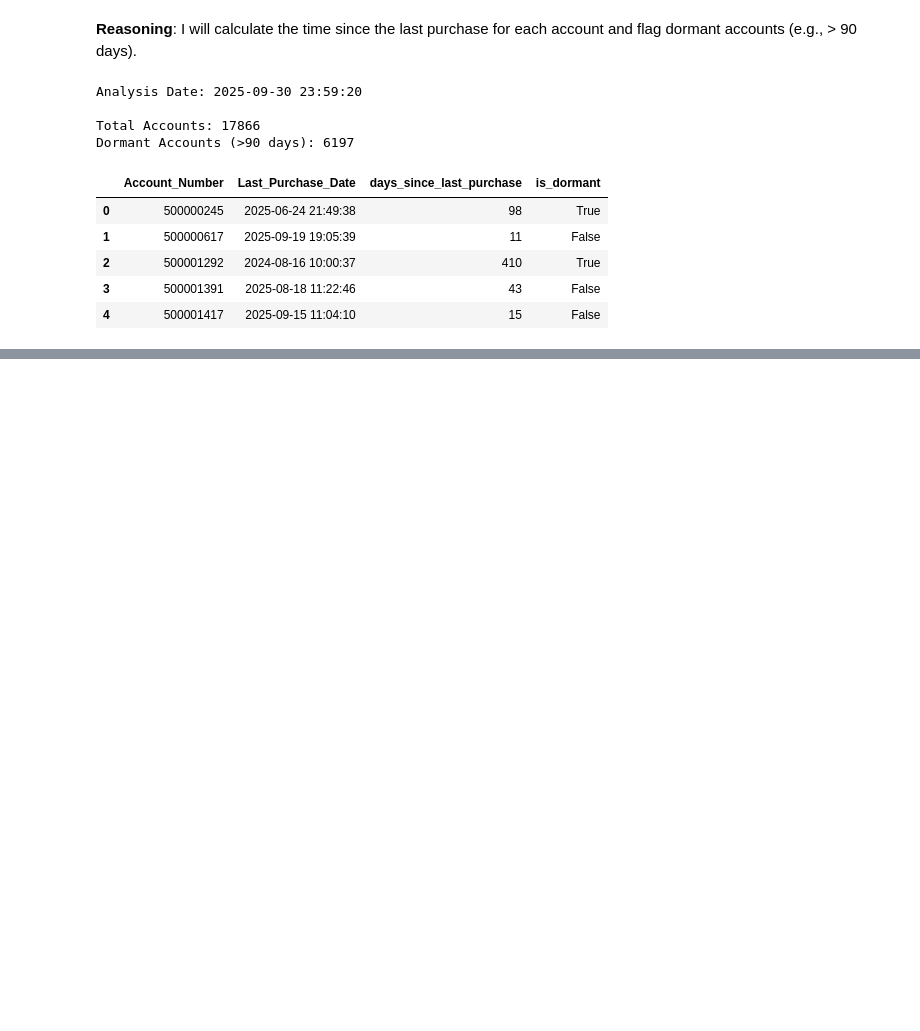
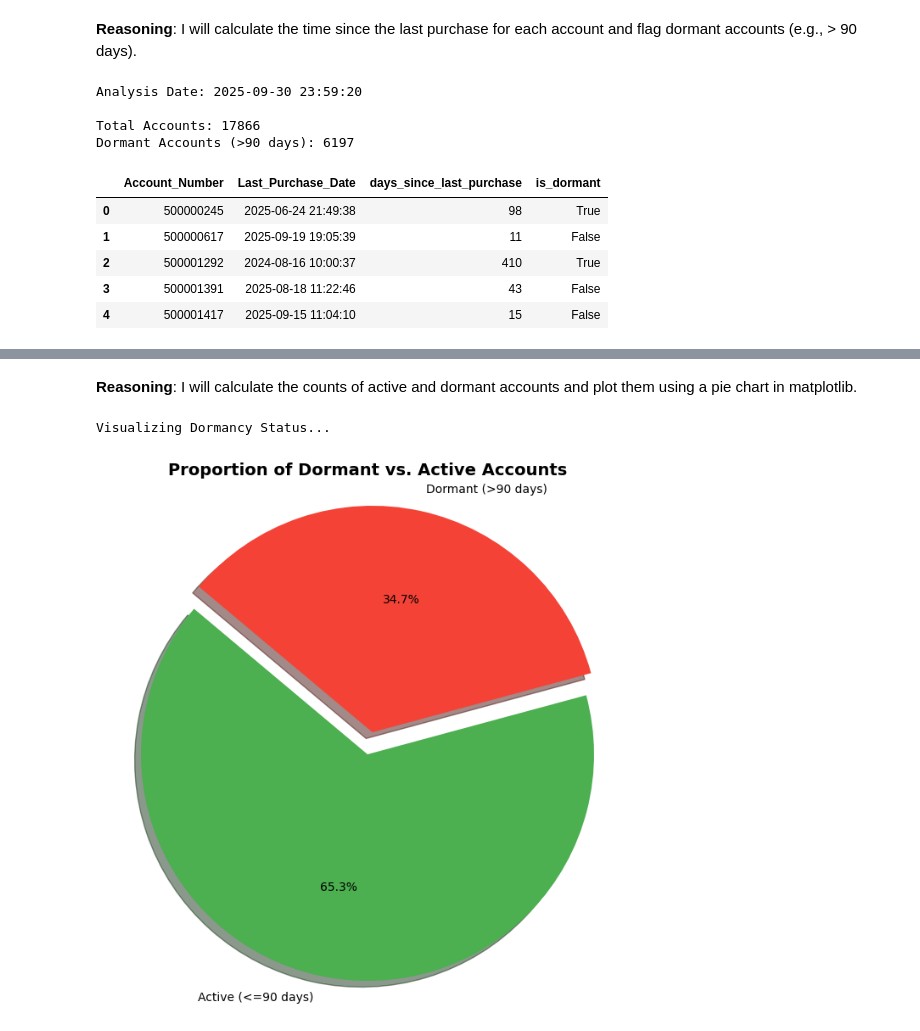
Before and after one commit to hmnaz213/native, a Jupyter notebook: prepaid_data_analysis.ipynb, the cells around one changed output, grey strips where cells are left out. Cells and saved outputs as stored; diff of their text form; code cells hidden in the pictures; blank space fills up the shorter version.

```diff
--- a/prepaid_data_analysis.ipynb
+++ b/prepaid_data_analysis.ipynb
@@ -355,0 +567,28 @@ Dormant Accounts (>90 days): 6197
+# %% [markdown]
+**Reasoning**:
+I will calculate the counts of active and dormant accounts and plot them using a pie chart in matplotlib.
+# %%
+import matplotlib.pyplot as plt
+
+print("Visualizing Dormancy Status...")
+
+# Count dormant vs active accounts
+dormancy_counts = dormancy_df['is_dormant'].value_counts()
+
+# Safely extract counts for Active (False) and Dormant (True)
+active_count = dormancy_counts.get(False, 0)
+dormant_count = dormancy_counts.get(True, 0)
+
+counts = [active_count, dormant_count]
+labels = ['Active (<=90 days)', 'Dormant (>90 days)']
+colors = ['#4CAF50', '#F44336']  # Green for active, Red for dormant
+
+# Create pie chart
+plt.figure(figsize=(8, 8))
+plt.pie(counts, labels=labels, autopct='%1.1f%%', startangle=140, colors=colors, shadow=True, explode=(0, 0.1))
+plt.title('Proportion of Dormant vs. Active Accounts', fontsize=14, fontweight='bold')
+plt.axis('equal')  # Equal aspect ratio ensures that pie is drawn as a circle.
+plt.show()
+# %% [output]
+Visualizing Dormancy Status...
+[figure, added]
```
Also changed, not shown: parts of 126 cells of this notebook.
